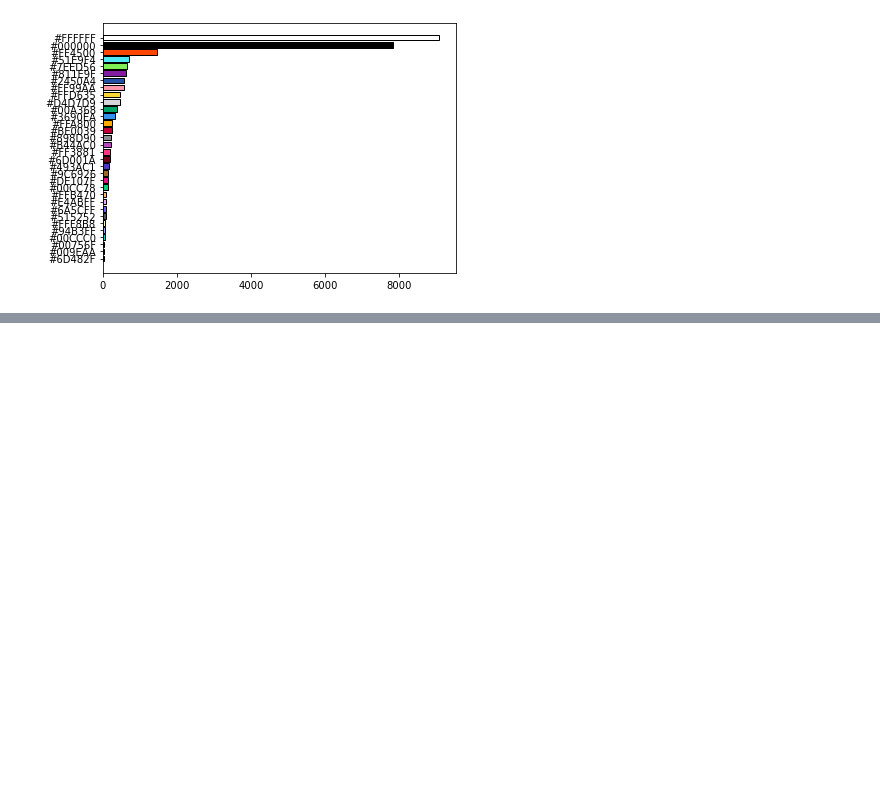
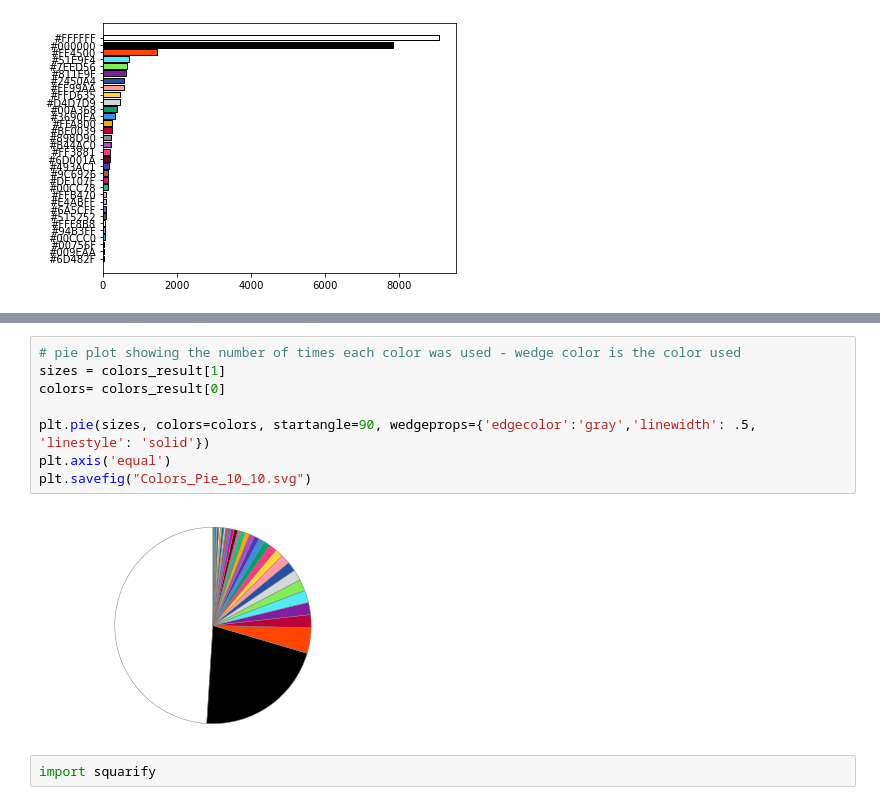
Before and after one commit to ahreed304/pixel-wars, a Jupyter notebook: main.ipynb, the cells around one changed output, grey strips where cells are left out. Saved outputs shown, nothing was run; the diff lists cells and outputs as text; blank space fills up the shorter version.

Commit message:
added square plot and html file

```diff
--- a/main.ipynb
+++ b/main.ipynb
@@ -101,0 +87,12 @@ TypeError: The view function did not return a valid response tuple. The tuple mu
+# %%
+# pie plot showing the number of times each color was used - wedge color is the color used
+sizes = colors_result[1]
+colors= colors_result[0]
+
+plt.pie(sizes, colors=colors, startangle=90, wedgeprops={'edgecolor':'gray','linewidth': .5, 'linestyle': 'solid'})
+plt.axis('equal')
+plt.savefig("Colors_Pie_10_10.svg")
+# %% [output]
+[figure, added]
+# %%
+import squarify
```
Also changed, not shown: parts of 4 cells of this notebook, 6 other files.
